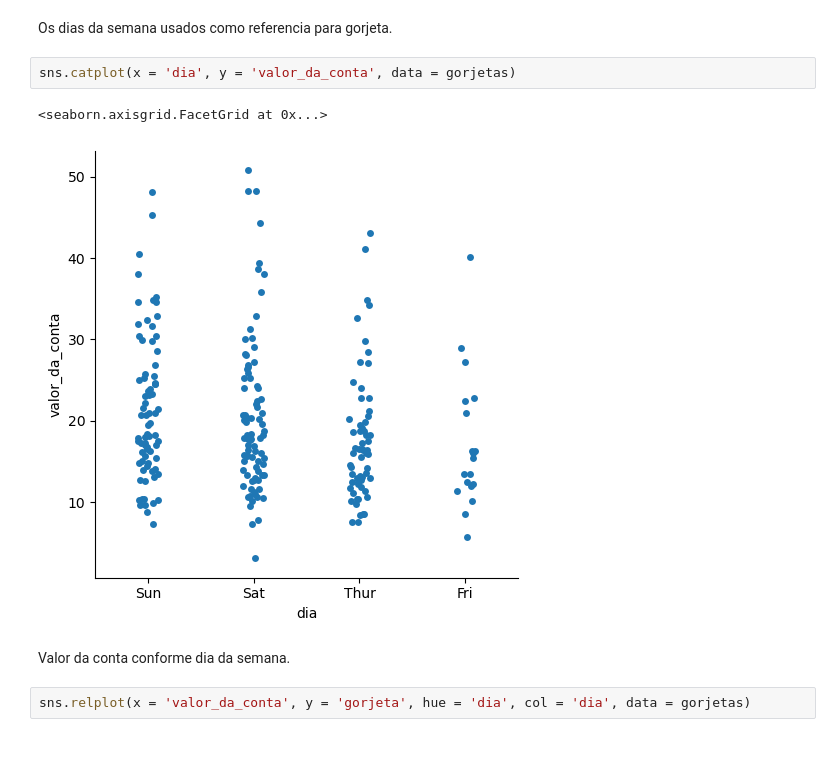
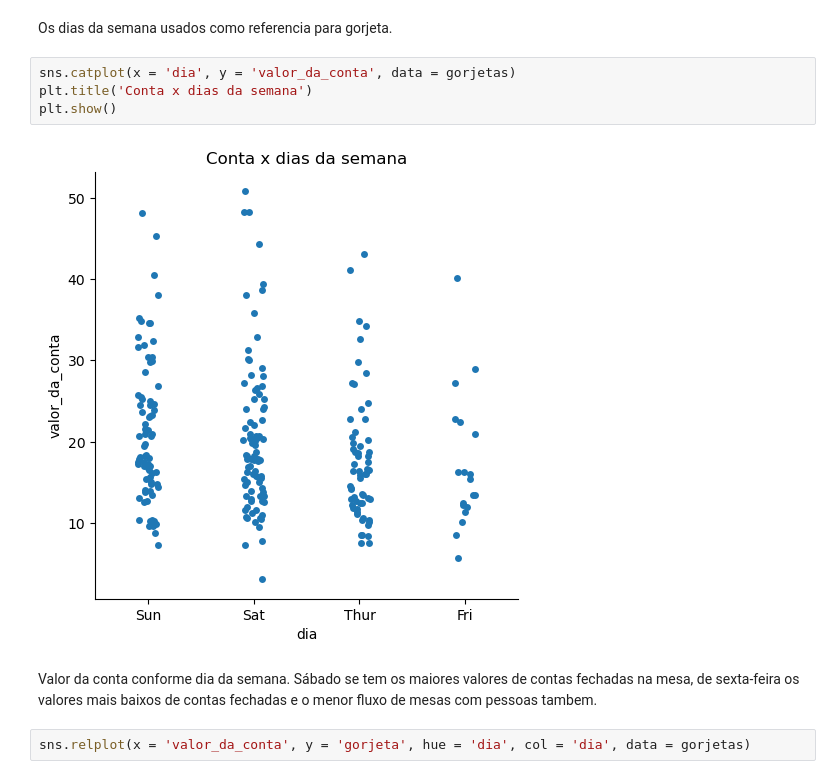
Before and after one commit to PaulaCalixto/Analise-dados-tips, a Jupyter notebook: gorjeta.ipynb, the cells around one changed output. Drawn from its saved outputs; the diff is of its cells as text; blank space fills up the shorter version.

```diff
--- a/gorjeta.ipynb
+++ b/gorjeta.ipynb
@@ -178,11 +179,12 @@ array(['Sun', 'Sat', 'Thur', 'Fri'], dtype=object)
 Os dias da semana usados como referencia para gorjeta.
 # %%
 sns.catplot(x = 'dia', y = 'valor_da_conta', data = gorjetas)
+plt.title('Conta x dias da semana')
+plt.show()
 # %% [output]
-<seaborn.axisgrid.FacetGrid at 0x...>
-[figure, old version]
+[figure, new version]
 # %% [markdown]
-Valor da conta conforme dia da semana.
+Valor da conta conforme dia da semana. Sábado se tem os maiores valores de contas fechadas na mesa, de sexta-feira os valores mais baixos de contas fechadas e o menor fluxo de mesas com pessoas tambem.
 # %%
 sns.relplot(x = 'valor_da_conta', y = 'gorjeta', hue = 'dia', col = 'dia', data = gorjetas)
 # %% [output]
```
Also changed, not shown: parts of 61 cells of this notebook.
